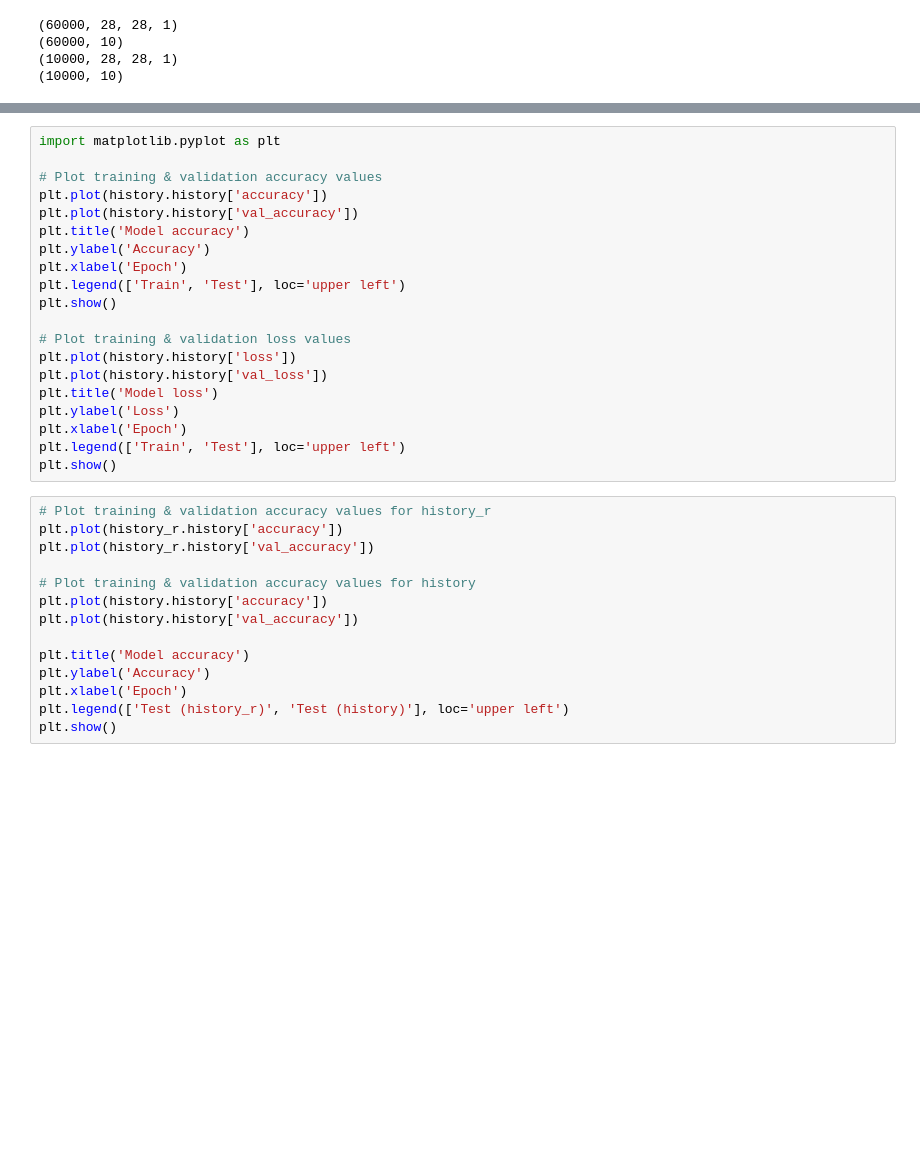
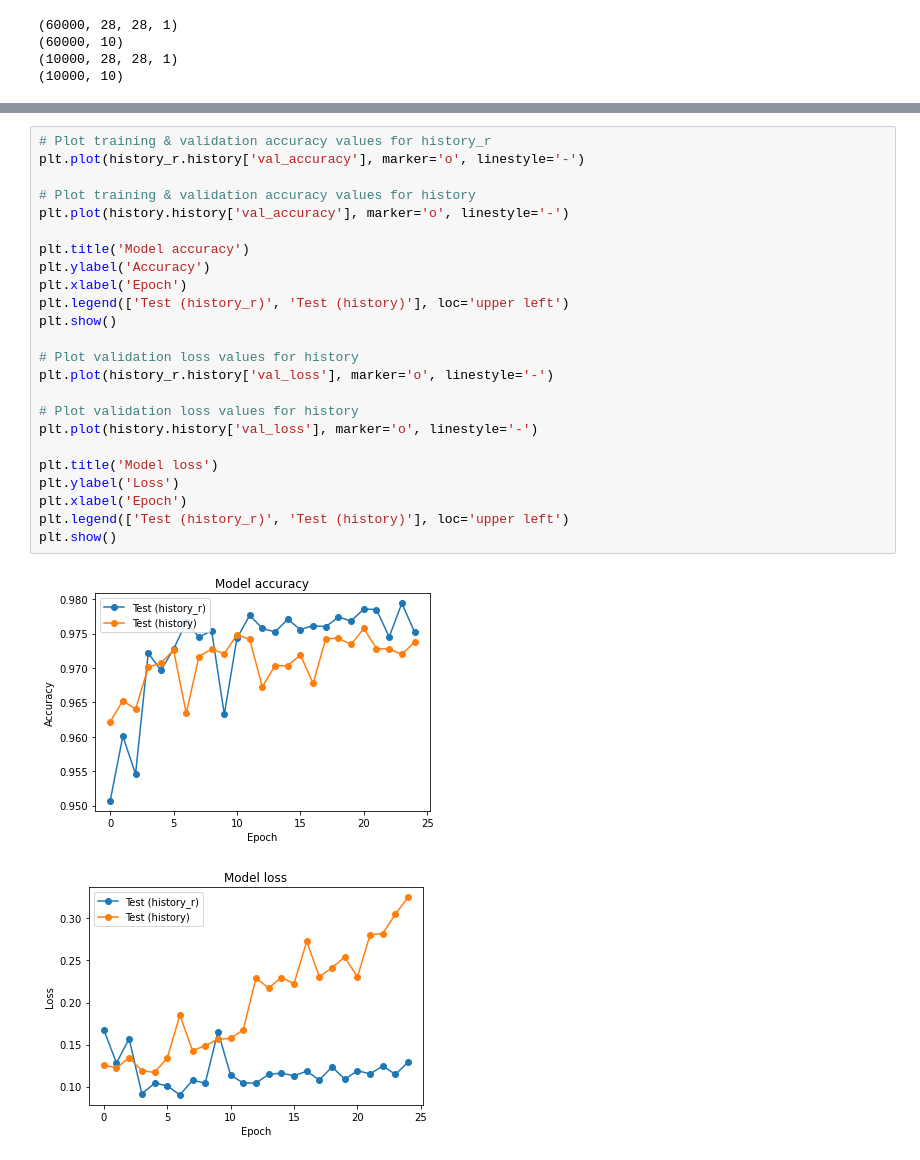
Before and after one commit to Villinger1999/BO-Mini-project, a Jupyter notebook: model_jupyter.ipynb, the cells around one changed output, grey strips where cells are left out. Drawn from its saved outputs; the diff is of its cells as text; blank space fills up the shorter version.

```diff
--- a/model_jupyter.ipynb
+++ b/model_jupyter.ipynb
@@ -181,34 +191,27 @@ plt.show()
 # %%
-import matplotlib.pyplot as plt
+# Plot training & validation accuracy values for history_r
+plt.plot(history_r.history['val_accuracy'], marker='o', linestyle='-')
 
-# Plot training & validation accuracy values
-plt.plot(history.history['accuracy'])
-plt.plot(history.history['val_accuracy'])
+# Plot training & validation accuracy values for history
+plt.plot(history.history['val_accuracy'], marker='o', linestyle='-')
+
 plt.title('Model accuracy')
 plt.ylabel('Accuracy')
 plt.xlabel('Epoch')
-plt.legend(['Train', 'Test'], loc='upper left')
+plt.legend(['Test (history_r)', 'Test (history)'], loc='upper left')
 plt.show()
 
-# Plot training & validation loss values
-plt.plot(history.history['loss'])
-plt.plot(history.history['val_loss'])
+# Plot validation loss values for history
+plt.plot(history_r.history['val_loss'], marker='o', linestyle='-')
+
+# Plot validation loss values for history
+plt.plot(history.history['val_loss'], marker='o', linestyle='-')
+
 plt.title('Model loss')
 plt.ylabel('Loss')
 plt.xlabel('Epoch')
-plt.legend(['Train', 'Test'], loc='upper left')
+plt.legend(['Test (history_r)', 'Test (history)'], loc='upper left')
 plt.show()
+# %% [output]
+[figure, added]
+[figure, added]
-# %%
-# Plot training & validation accuracy values for history_r
-plt.plot(history_r.history['accuracy'])
-plt.plot(history_r.history['val_accuracy'])
-
-# Plot training & validation accuracy values for history
-plt.plot(history.history['accuracy'])
-plt.plot(history.history['val_accuracy'])
-
-plt.title('Model accuracy')
-plt.ylabel('Accuracy')
-plt.xlabel('Epoch')
-plt.legend(['Test (history_r)', 'Test (history)'], loc='upper left')
-plt.show()
```
Also changed, not shown: parts of 6 cells of this notebook.
